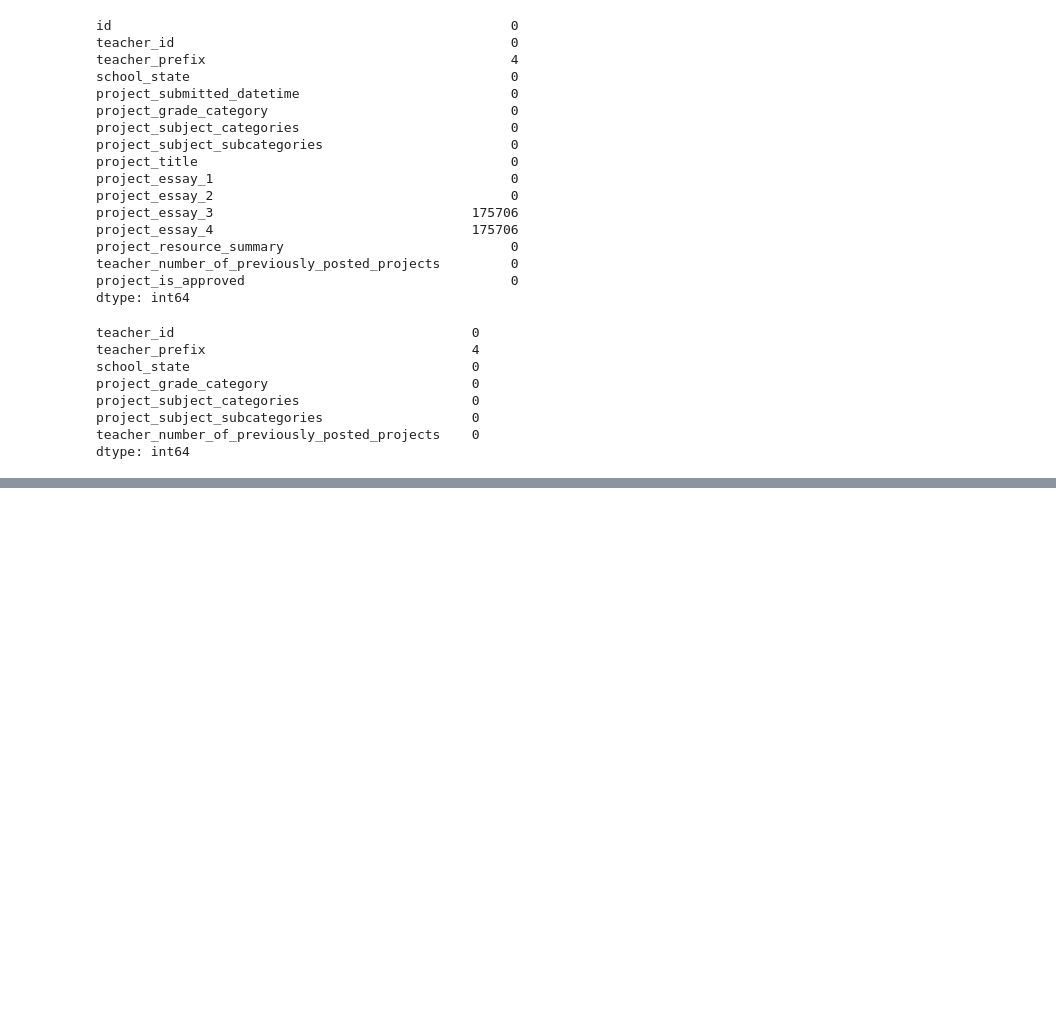
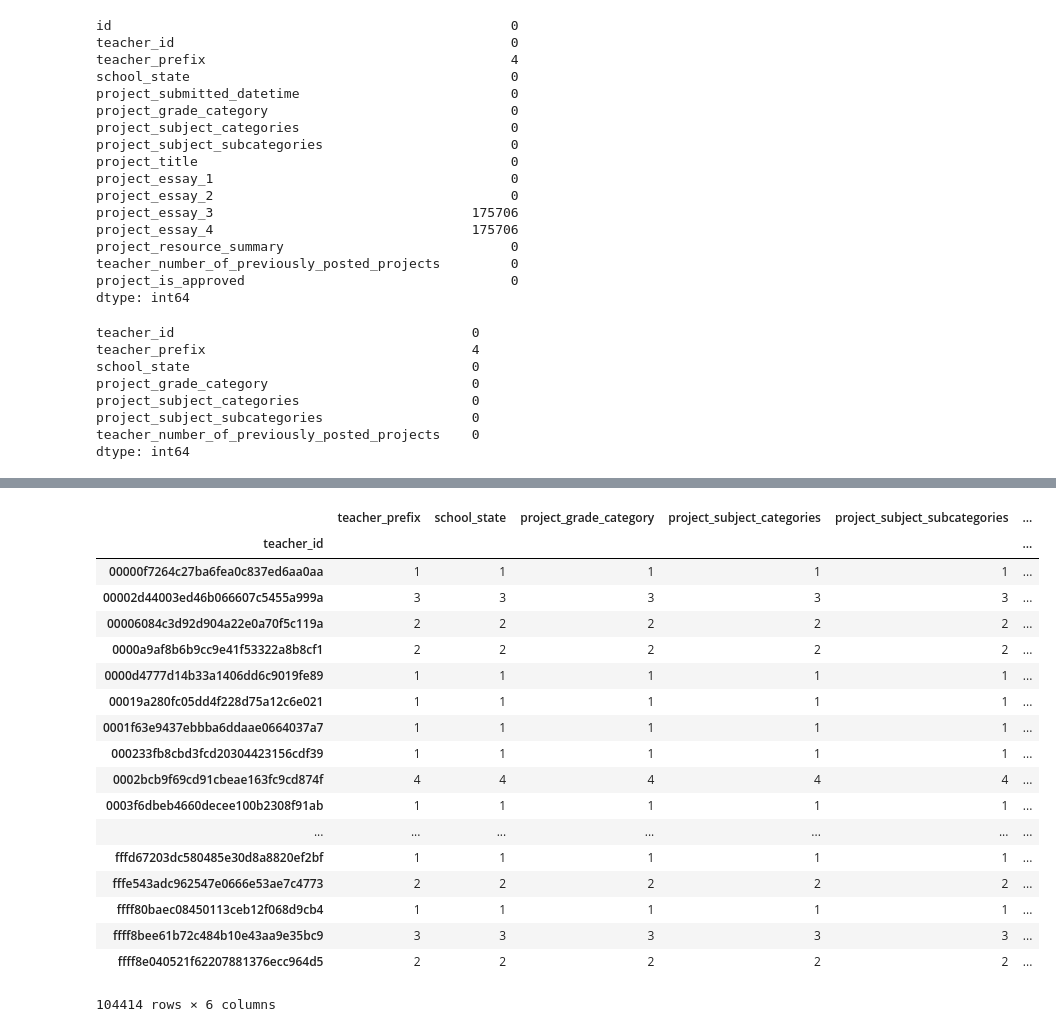
Before and after one commit to mike-kane/kaggle-donorschoose, a Jupyter notebook: data_cleaning_and_exploration.ipynb, the cells around one changed output, grey strips where cells are left out. Saved outputs shown, nothing was run; the diff lists cells and outputs as text; code cells hidden in the pictures; blank space fills up the shorter version.

```diff
--- a/data_cleaning_and_exploration.ipynb
+++ b/data_cleaning_and_exploration.ipynb
@@ -91,7 +113,23 @@ f1_score(y_test, preds)
-# %%
-from sklearn.model_selection import train_test_split
-from sklearn.ensemble import RandomForestClassifier
-
-df.drop(cols_to_drop, axis=1, inplace=True)
-
-X_train, X_test, y_train, y_test = train_test_split(df, labels)
+# %%
+repeat_teachers = df.groupby('teacher_id').count()
+repeat_teachers
+# %% [output]
+|  | teacher_prefix | school_state | project_grade_category | project_subject_categories | project_subject_subcategories | ... |
+| teacher_id |  |  |  |  |  | ... |
+| 00000f7264c27ba6fea0c837ed6aa0aa | 1 | 1 | 1 | 1 | 1 | ... |
+| 00002d44003ed46b066607c5455a999a | 3 | 3 | 3 | 3 | 3 | ... |
+| 00006084c3d92d904a22e0a70f5c119a | 2 | 2 | 2 | 2 | 2 | ... |
+| 0000a9af8b6b9cc9e41f53322a8b8cf1 | 2 | 2 | 2 | 2 | 2 | ... |
+| 0000d4777d14b33a1406dd6c9019fe89 | 1 | 1 | 1 | 1 | 1 | ... |
+| 00019a280fc05dd4f228d75a12c6e021 | 1 | 1 | 1 | 1 | 1 | ... |
+| 0001f63e9437ebbba6ddaae0664037a7 | 1 | 1 | 1 | 1 | 1 | ... |
+| 000233fb8cbd3fcd20304423156cdf39 | 1 | 1 | 1 | 1 | 1 | ... |
+| 0002bcb9f69cd91cbeae163fc9cd874f | 4 | 4 | 4 | 4 | 4 | ... |
+| 0003f6dbeb4660decee100b2308f91ab | 1 | 1 | 1 | 1 | 1 | ... |
+| ... | ... | ... | ... | ... | ... | ... |
+| fffd67203dc580485e30d8a8820ef2bf | 1 | 1 | 1 | 1 | 1 | ... |
+| fffe543adc962547e0666e53ae7c4773 | 2 | 2 | 2 | 2 | 2 | ... |
+| ffff80baec08450113ceb12f068d9cb4 | 1 | 1 | 1 | 1 | 1 | ... |
+| ffff8bee61b72c484b10e43aa9e35bc9 | 3 | 3 | 3 | 3 | 3 | ... |
+| ffff8e040521f62207881376ecc964d5 | 2 | 2 | 2 | 2 | 2 | ... |
+104414 rows × 6 columns
```
Also changed, not shown: parts of 4 cells of this notebook.
